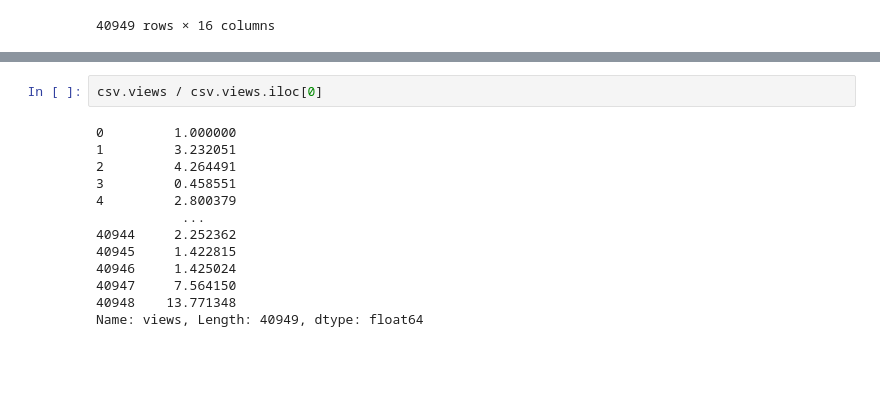
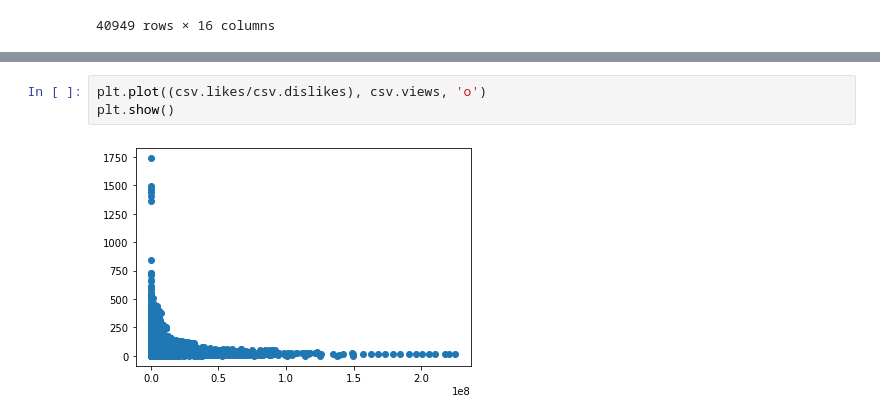
Before and after one commit to pyrogenix/131_finalproject, a Jupyter notebook: testing.ipynb, the cells around one changed output, grey strips where cells are left out. Drawn from its saved outputs; the diff is of its cells as text; blank space fills up the shorter version.

Commit message:
worked on visualizations

```diff
--- a/testing.ipynb
+++ b/testing.ipynb
@@ -30,18 +32,8 @@ plt.legend(['Views/Likes', 'Views/Dislikes'])
 plt.show()
 # %% [output]
 [figure]
-# %%
-csv.views / csv.views.iloc[0]
-# %% [output]
-0         1.000000
-1         3.232051
-2         4.264491
-3         0.458551
-4         2.800379
-           ...
-40944     2.252362
-40945     1.422815
-40946     1.425024
-40947     7.564150
-40948    13.771348
-Name: views, Length: 40949, dtype: float64
+# %%
+plt.plot((csv.likes/csv.dislikes), csv.views, 'o')
+plt.show()
+# %% [output]
+[figure, added]
```
Also changed, not shown: parts of 6 cells of this notebook, 1 other file.
